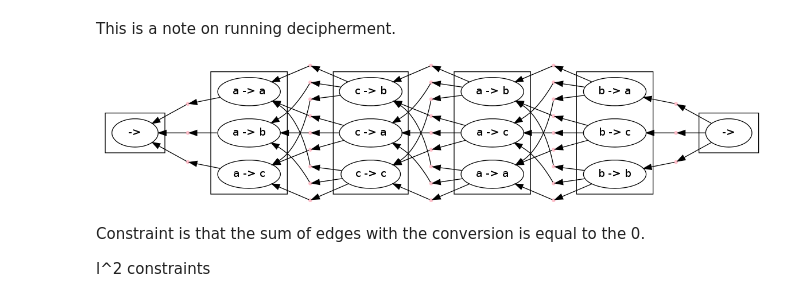
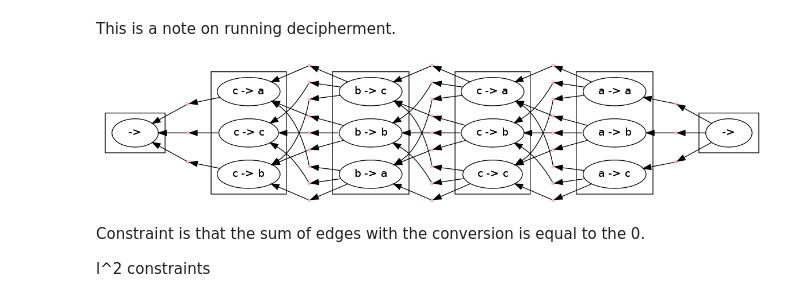
Before and after one commit to srush/PyDecode, a Jupyter notebook: notebooks/decipher.ipynb, the cells around one changed output. Drawn from its saved outputs; the diff is of its cells as text; code cells hidden in the pictures.

```diff
--- a/notebooks/decipher.ipynb
+++ b/notebooks/decipher.ipynb
@@ -68,19 +68,19 @@ hyper1 = build_cipher_graph(simple_problem)
 # %%
 class CipherFormat(display.HypergraphPathFormatter):
     def hypernode_attrs(self, node):
         label = self.hypergraph.node_label(node)
         return {"label": "%s -> %s"%(label.cipherletter, label.letter)}
     def hyperedge_node_attrs(self, edge):
         return {"color": "pink", "shape": "point"}
     def hypernode_subgraph(self, node):
         label = self.hypergraph.node_label(node)
-        return ["cluster_" + str(label.i)]
+        return [("cluster_" + str(label.i), label.i)]
     # def subgraph_format(self, subgraph):
     #     return {"label": (sentence.split() + ["END"])[int(subgraph.split("_")[1])]}
 
 display.to_ipython(hyper1, CipherFormat(hyper1, []))
 # %% [output]
-[figure, old version]
+[figure, new version]
 # %% [markdown]
 Constraint is that the sum of edges with the conversion is equal to the 0.
 
```
Also changed, not shown: parts of 15 cells of this notebook, 58 other files.
